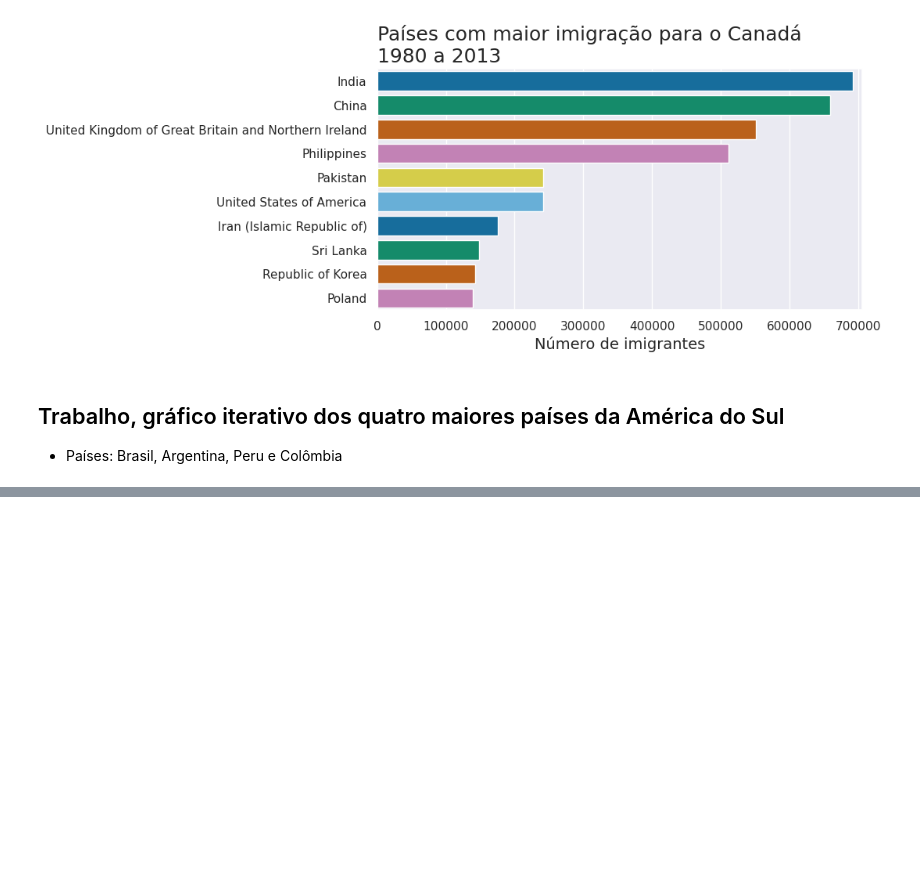
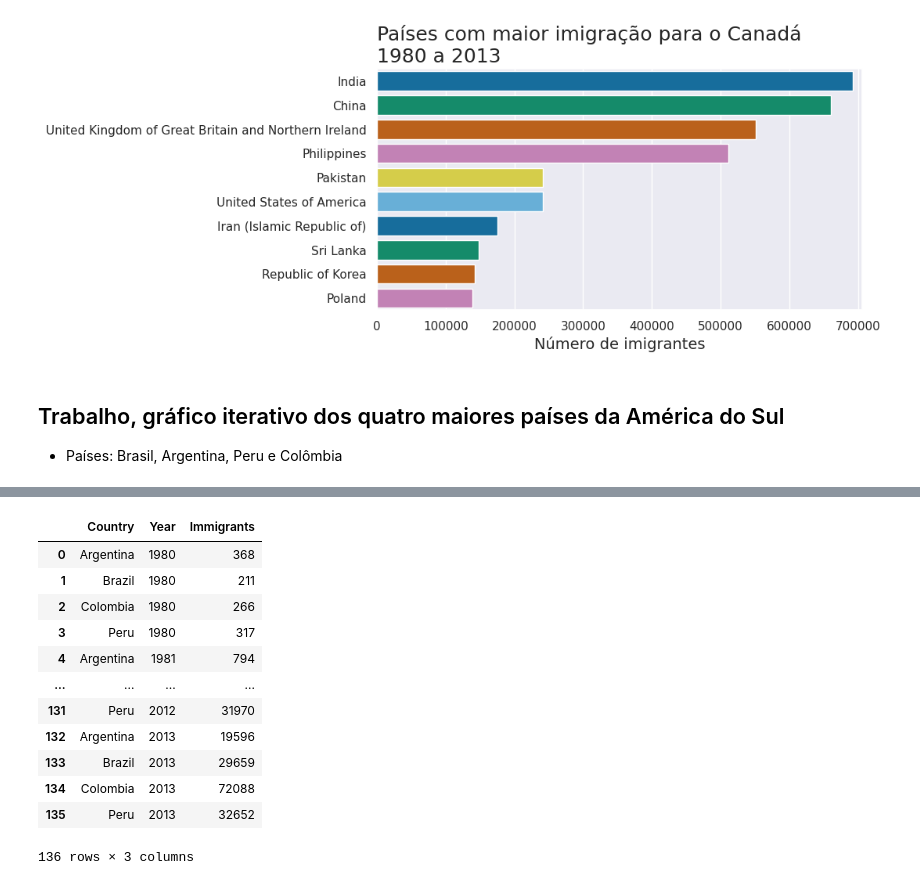
Before and after one commit to JuniorAlencar/Data_Science_Alura, a Jupyter notebook: jupyter/modulo4.ipynb, the cells around one changed output, grey strips where cells are left out. Cells and saved outputs as stored; diff of their text form; code cells hidden in the pictures; blank space fills up the shorter version.

```diff
--- a/jupyter/modulo4.ipynb
+++ b/jupyter/modulo4.ipynb
@@ -143,0 +161,27 @@ df_big_sul
+# %%
+# Criando dataframe com os valores cumulativos (total) ao longo de cada ano
+years = [str(y) for y in range(1980, 2014)]
+df_cum_years = df_big_sul[["Country"] + years].copy()
+df_cum_years[years] = df_cum_years[years].cumsum(axis=1)
+
+df_long_cumulativo = df_cum_years.melt(
+    id_vars="Country",         # mantém a coluna Country
+    value_vars=[str(y) for y in range(1980, 2014)],  # colunas de anos
+    var_name="Year",           # novo nome para os anos
+    value_name="Immigrants"    # novo nome para os valores
+)
+df_long_cumulativo
+# %% [output]
+|  | Country | Year | Immigrants |
+| 0 | Argentina | 1980 | 368 |
+| 1 | Brazil | 1980 | 211 |
+| 2 | Colombia | 1980 | 266 |
+| 3 | Peru | 1980 | 317 |
+| 4 | Argentina | 1981 | 794 |
+| ... | ... | ... | ... |
+| 131 | Peru | 2012 | 31970 |
+| 132 | Argentina | 2013 | 19596 |
+| 133 | Brazil | 2013 | 29659 |
+| 134 | Colombia | 2013 | 72088 |
+| 135 | Peru | 2013 | 32652 |
+136 rows × 3 columns
```
Also changed, not shown: parts of 3 cells of this notebook, 1 other file.
